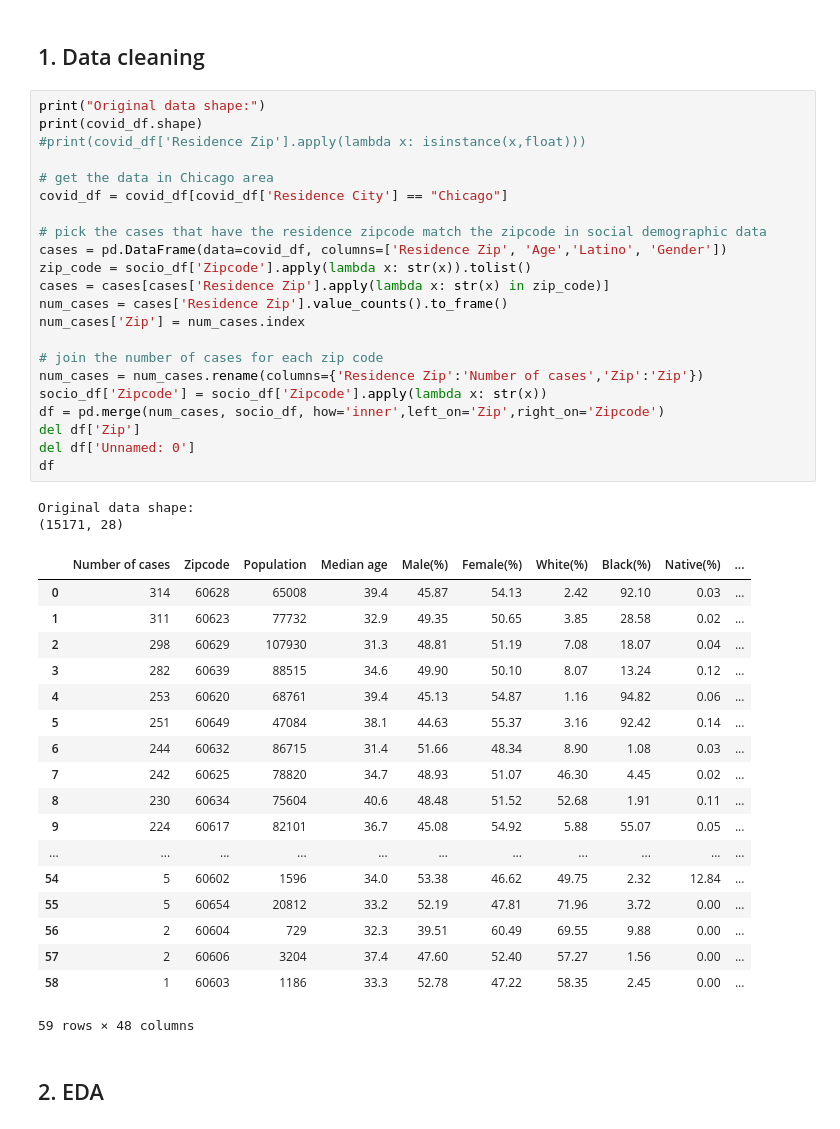
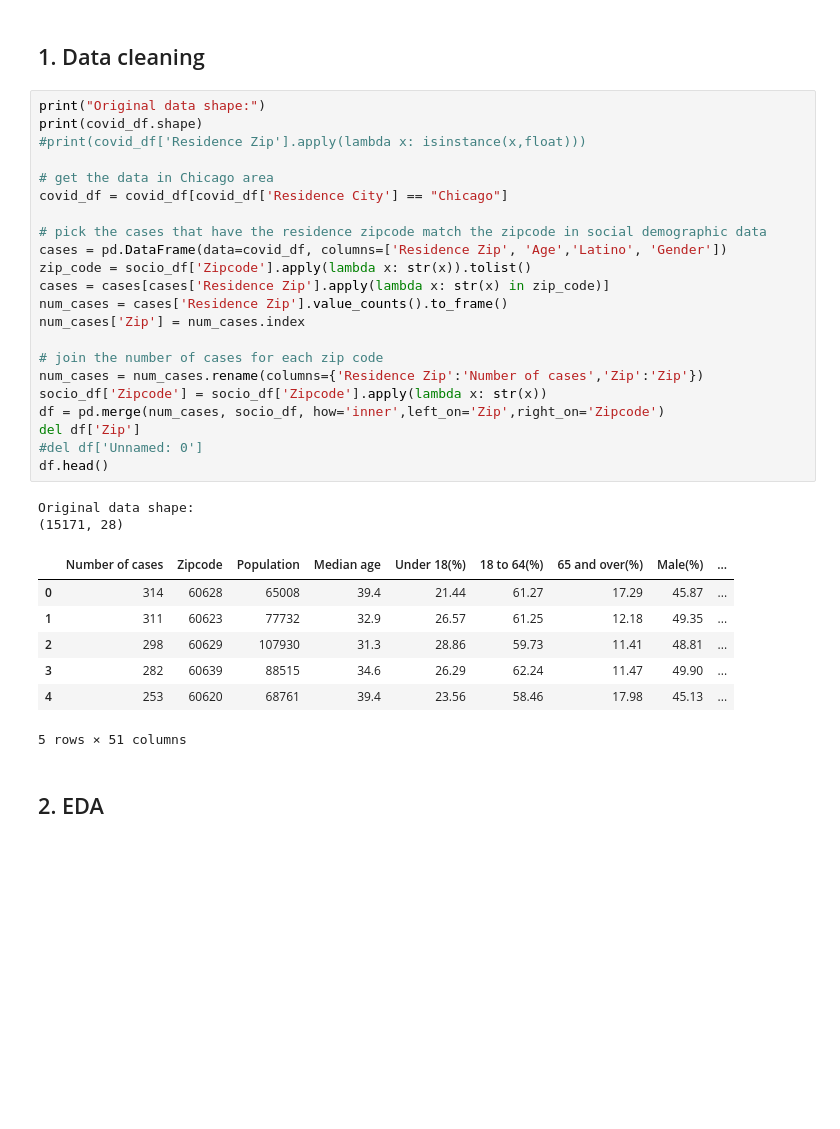
Before and after one commit to uic-cs418/modeling-the-pandemic, a Jupyter notebook: nguyen-notebook.ipynb, the cells around one changed output. Saved outputs shown, nothing was run; the diff lists cells and outputs as text; blank space fills up the shorter version.

```diff
--- a/nguyen-notebook.ipynb
+++ b/nguyen-notebook.ipynb
@@ -29,46 +29,35 @@ display(covid_df.head())
 # %%
 print("Original data shape:")
 print(covid_df.shape)
 #print(covid_df['Residence Zip'].apply(lambda x: isinstance(x,float)))
 
 # get the data in Chicago area
 covid_df = covid_df[covid_df['Residence City'] == "Chicago"]
 
 # pick the cases that have the residence zipcode match the zipcode in social demographic data
 cases = pd.DataFrame(data=covid_df, columns=['Residence Zip', 'Age','Latino', 'Gender'])
 zip_code = socio_df['Zipcode'].apply(lambda x: str(x)).tolist()
 cases = cases[cases['Residence Zip'].apply(lambda x: str(x) in zip_code)]
 num_cases = cases['Residence Zip'].value_counts().to_frame()
 num_cases['Zip'] = num_cases.index
 
 # join the number of cases for each zip code
 num_cases = num_cases.rename(columns={'Residence Zip':'Number of cases','Zip':'Zip'})
 socio_df['Zipcode'] = socio_df['Zipcode'].apply(lambda x: str(x))
 df = pd.merge(num_cases, socio_df, how='inner',left_on='Zip',right_on='Zipcode')
 del df['Zip']
-del df['Unnamed: 0']
-df
+#del df['Unnamed: 0']
+df.head()
 # %% [output]
 Original data shape:
 (15171, 28)
-|  | Number of cases | Zipcode | Population | Median age | Male(%) | Female(%) | White(%) | Black(%) | Native(%) | ... |
-| 0 | 314 | 60628 | 65008 | 39.4 | 45.87 | 54.13 | 2.42 | 92.10 | 0.03 | ... |
-| 1 | 311 | 60623 | 77732 | 32.9 | 49.35 | 50.65 | 3.85 | 28.58 | 0.02 | ... |
-| 2 | 298 | 60629 | 107930 | 31.3 | 48.81 | 51.19 | 7.08 | 18.07 | 0.04 | ... |
-| 3 | 282 | 60639 | 88515 | 34.6 | 49.90 | 50.10 | 8.07 | 13.24 | 0.12 | ... |
-| 4 | 253 | 60620 | 68761 | 39.4 | 45.13 | 54.87 | 1.16 | 94.82 | 0.06 | ... |
-| 5 | 251 | 60649 | 47084 | 38.1 | 44.63 | 55.37 | 3.16 | 92.42 | 0.14 | ... |
-| 6 | 244 | 60632 | 86715 | 31.4 | 51.66 | 48.34 | 8.90 | 1.08 | 0.03 | ... |
-| 7 | 242 | 60625 | 78820 | 34.7 | 48.93 | 51.07 | 46.30 | 4.45 | 0.02 | ... |
-| 8 | 230 | 60634 | 75604 | 40.6 | 48.48 | 51.52 | 52.68 | 1.91 | 0.11 | ... |
-| 9 | 224 | 60617 | 82101 | 36.7 | 45.08 | 54.92 | 5.88 | 55.07 | 0.05 | ... |
-| ... | ... | ... | ... | ... | ... | ... | ... | ... | ... | ... |
-| 54 | 5 | 60602 | 1596 | 34.0 | 53.38 | 46.62 | 49.75 | 2.32 | 12.84 | ... |
-| 55 | 5 | 60654 | 20812 | 33.2 | 52.19 | 47.81 | 71.96 | 3.72 | 0.00 | ... |
-| 56 | 2 | 60604 | 729 | 32.3 | 39.51 | 60.49 | 69.55 | 9.88 | 0.00 | ... |
-| 57 | 2 | 60606 | 3204 | 37.4 | 47.60 | 52.40 | 57.27 | 1.56 | 0.00 | ... |
-| 58 | 1 | 60603 | 1186 | 33.3 | 52.78 | 47.22 | 58.35 | 2.45 | 0.00 | ... |
+|  | Number of cases | Zipcode | Population | Median age | Under 18(%) | 18 to 64(%) | 65 and over(%) | Male(%) | ... |
+| 0 | 314 | 60628 | 65008 | 39.4 | 21.44 | 61.27 | 17.29 | 45.87 | ... |
+| 1 | 311 | 60623 | 77732 | 32.9 | 26.57 | 61.25 | 12.18 | 49.35 | ... |
+| 2 | 298 | 60629 | 107930 | 31.3 | 28.86 | 59.73 | 11.41 | 48.81 | ... |
+| 3 | 282 | 60639 | 88515 | 34.6 | 26.29 | 62.24 | 11.47 | 49.90 | ... |
+| 4 | 253 | 60620 | 68761 | 39.4 | 23.56 | 58.46 | 17.98 | 45.13 | ... |
-59 rows × 48 columns
+5 rows × 51 columns
 # %% [markdown]
 ## 2. EDA
 # %%
```
Also changed, not shown: parts of 2 cells of this notebook.
